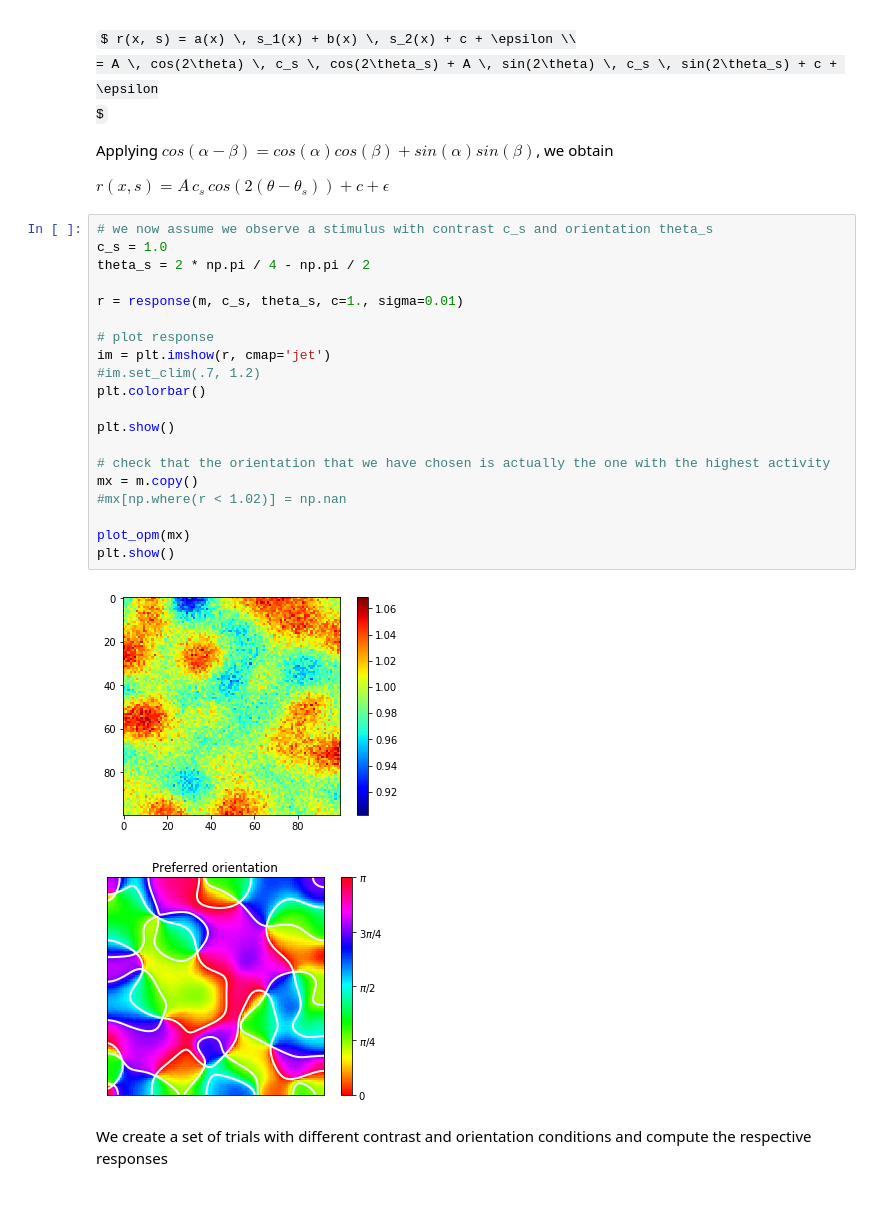
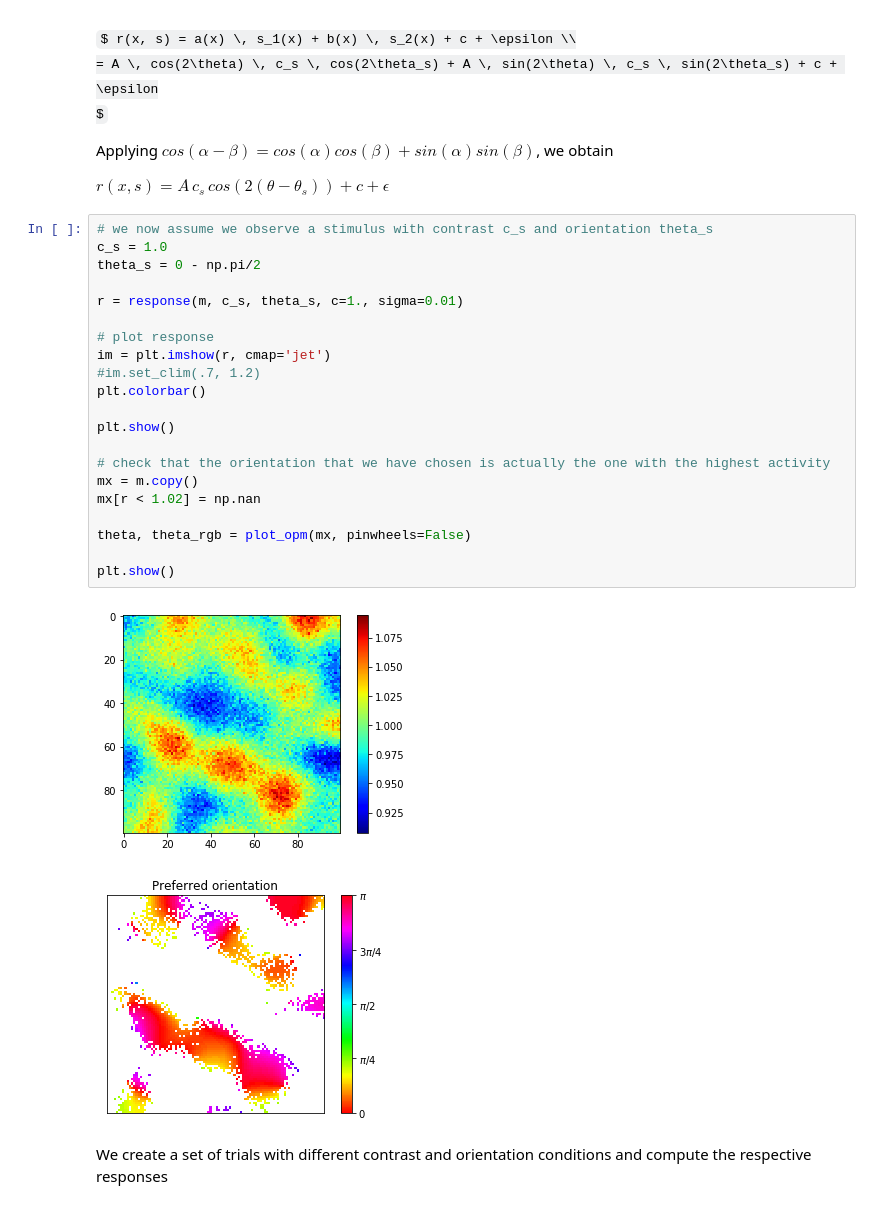
Before and after one commit to mackelab/gp-maps-python, a Jupyter notebook: OPM.ipynb, the cells around one changed output. Cells and saved outputs as stored; diff of their text form; some formulas as TeX source.

```diff
--- a/OPM.ipynb
+++ b/OPM.ipynb
@@ -77,26 +81,27 @@ $ r(x, s) = A \, c_s \, cos(2(\theta - \theta_s)) + c + \epsilon $
 # %%
 # we now assume we observe a stimulus with contrast c_s and orientation theta_s
 c_s = 1.0
-theta_s = 2 * np.pi / 4 - np.pi / 2
+theta_s = 0 - np.pi/2
 
 r = response(m, c_s, theta_s, c=1., sigma=0.01)
 
 # plot response
 im = plt.imshow(r, cmap='jet')
 #im.set_clim(.7, 1.2)
 plt.colorbar()
 
 plt.show()
 
 # check that the orientation that we have chosen is actually the one with the highest activity
 mx = m.copy()
-#mx[np.where(r < 1.02)] = np.nan
+mx[r < 1.02] = np.nan
 
-plot_opm(mx)
+theta, theta_rgb = plot_opm(mx, pinwheels=False)
+
 plt.show()
 # %% [output]
-[figure, old version]
+[figure, new version]
-[figure, old version]
+[figure, new version]
 # %% [markdown]
 We create a set of trials with different contrast and orientation conditions and compute the respective responses
 # %%
```
Also changed, not shown: parts of 10 cells of this notebook, 5 other files.
